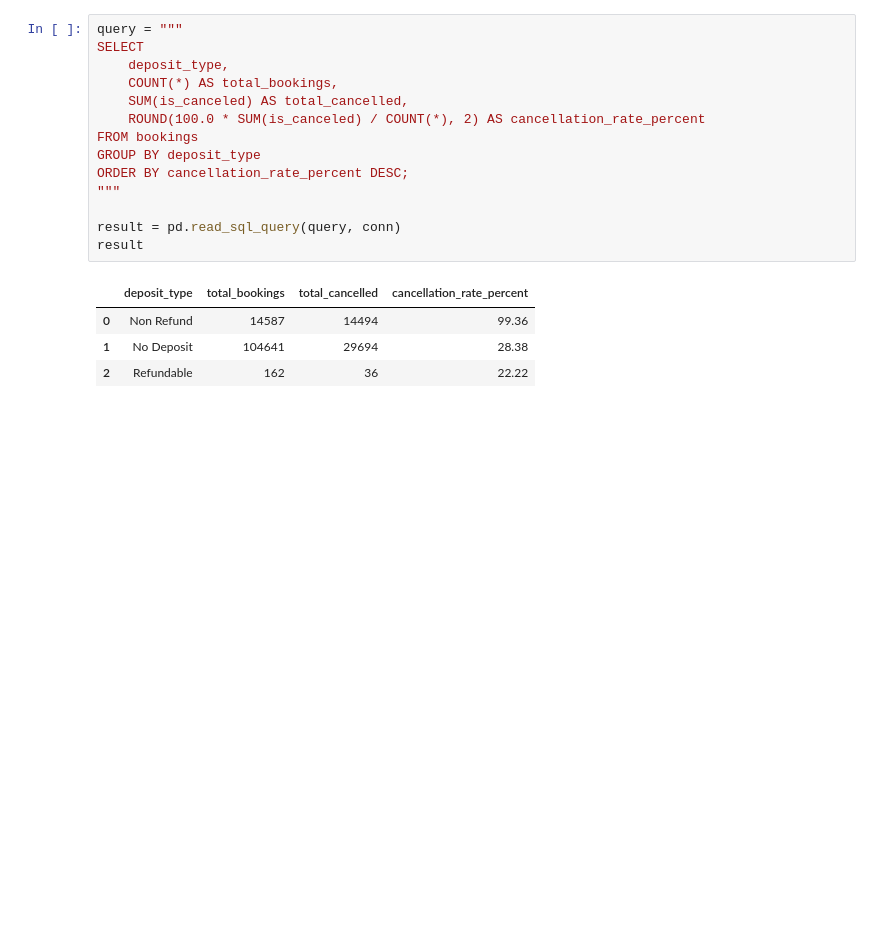
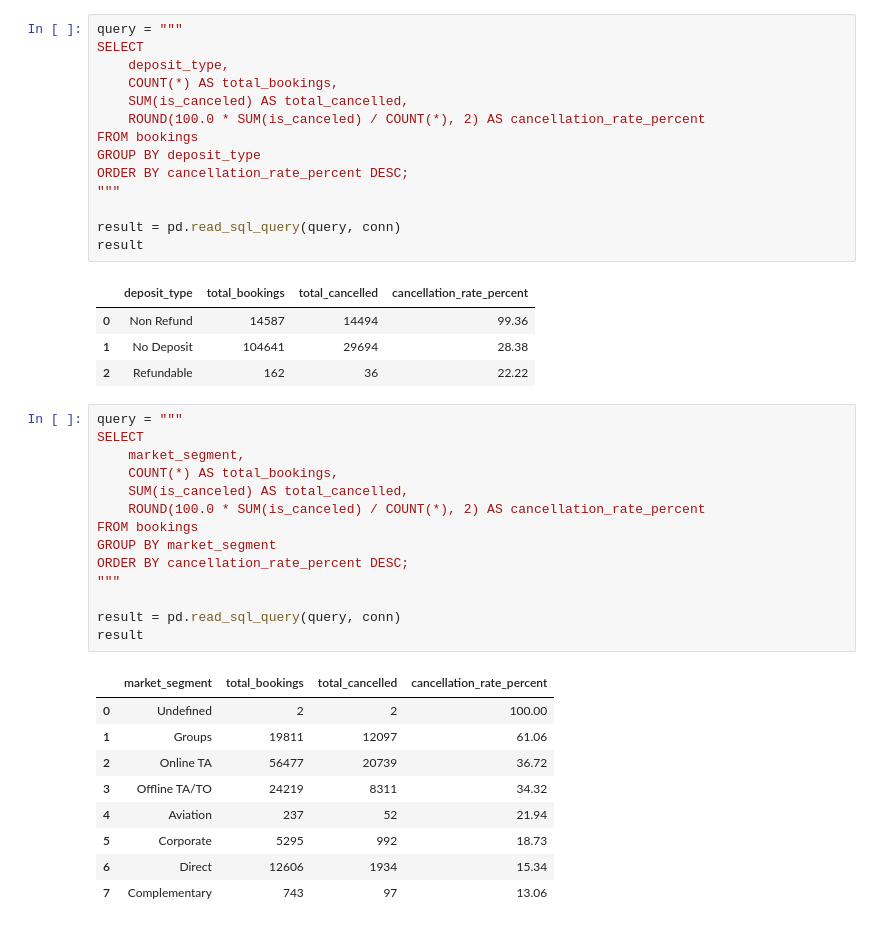
Before and after one commit to TanzeerCR7/stayiq-hotel-analytics, a Jupyter notebook: notebooks/exploration/01_first_look.ipynb, the cells around one changed output. Drawn from its saved outputs; the diff is of its cells as text; blank space fills up the shorter version.

Commit message:
Add cancellation rate by market segment - complete core SQL analysis

```diff
--- a/notebooks/exploration/01_first_look.ipynb
+++ b/notebooks/exploration/01_first_look.ipynb
@@ -548,3 +548,27 @@ result
 | 0 | Non Refund | 14587 | 14494 | 99.36 |
 | 1 | No Deposit | 104641 | 29694 | 28.38 |
 | 2 | Refundable | 162 | 36 | 22.22 |
+# %%
+query = """
+SELECT
+    market_segment,
+    COUNT(*) AS total_bookings,
+    SUM(is_canceled) AS total_cancelled,
+    ROUND(100.0 * SUM(is_canceled) / COUNT(*), 2) AS cancellation_rate_percent
+FROM bookings
+GROUP BY market_segment
+ORDER BY cancellation_rate_percent DESC;
+"""
+
+result = pd.read_sql_query(query, conn)
+result
+# %% [output]
+|  | market_segment | total_bookings | total_cancelled | cancellation_rate_percent |
+| 0 | Undefined | 2 | 2 | 100.00 |
+| 1 | Groups | 19811 | 12097 | 61.06 |
+| 2 | Online TA | 56477 | 20739 | 36.72 |
+| 3 | Offline TA/TO | 24219 | 8311 | 34.32 |
+| 4 | Aviation | 237 | 52 | 21.94 |
+| 5 | Corporate | 5295 | 992 | 18.73 |
+| 6 | Direct | 12606 | 1934 | 15.34 |
+| 7 | Complementary | 743 | 97 | 13.06 |
```
